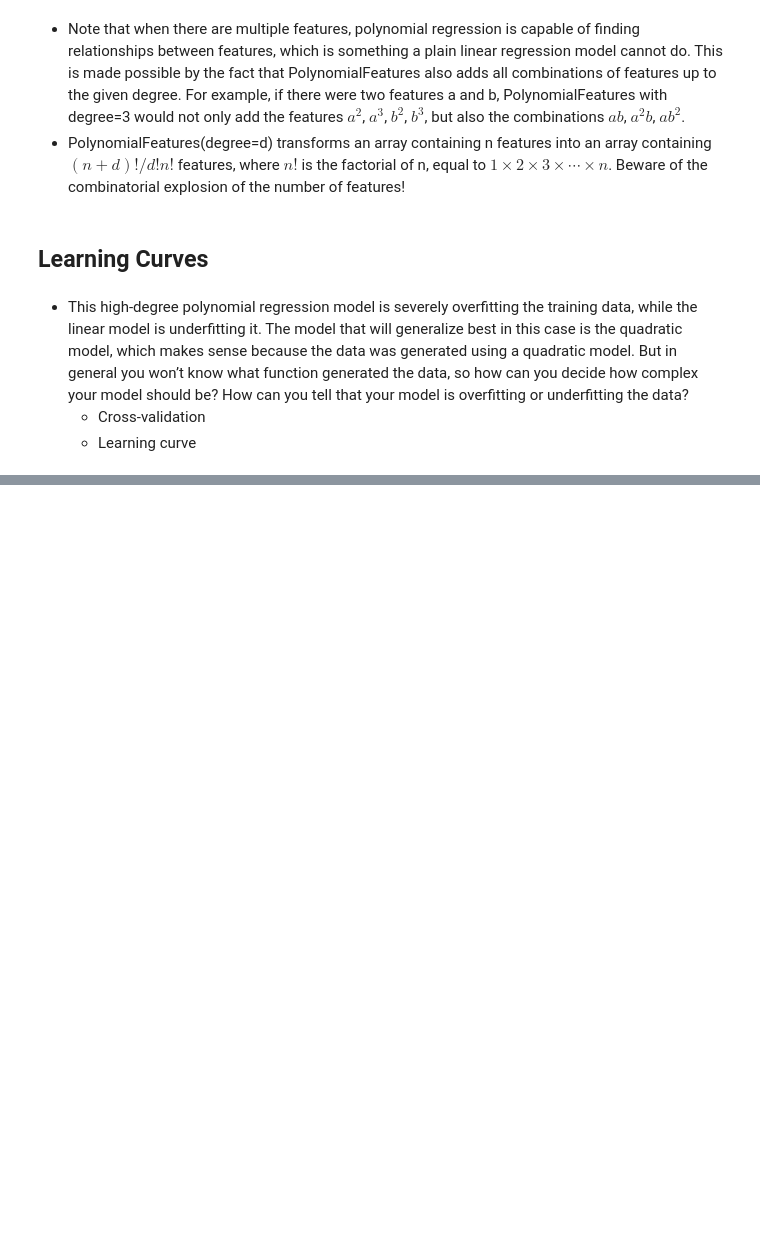
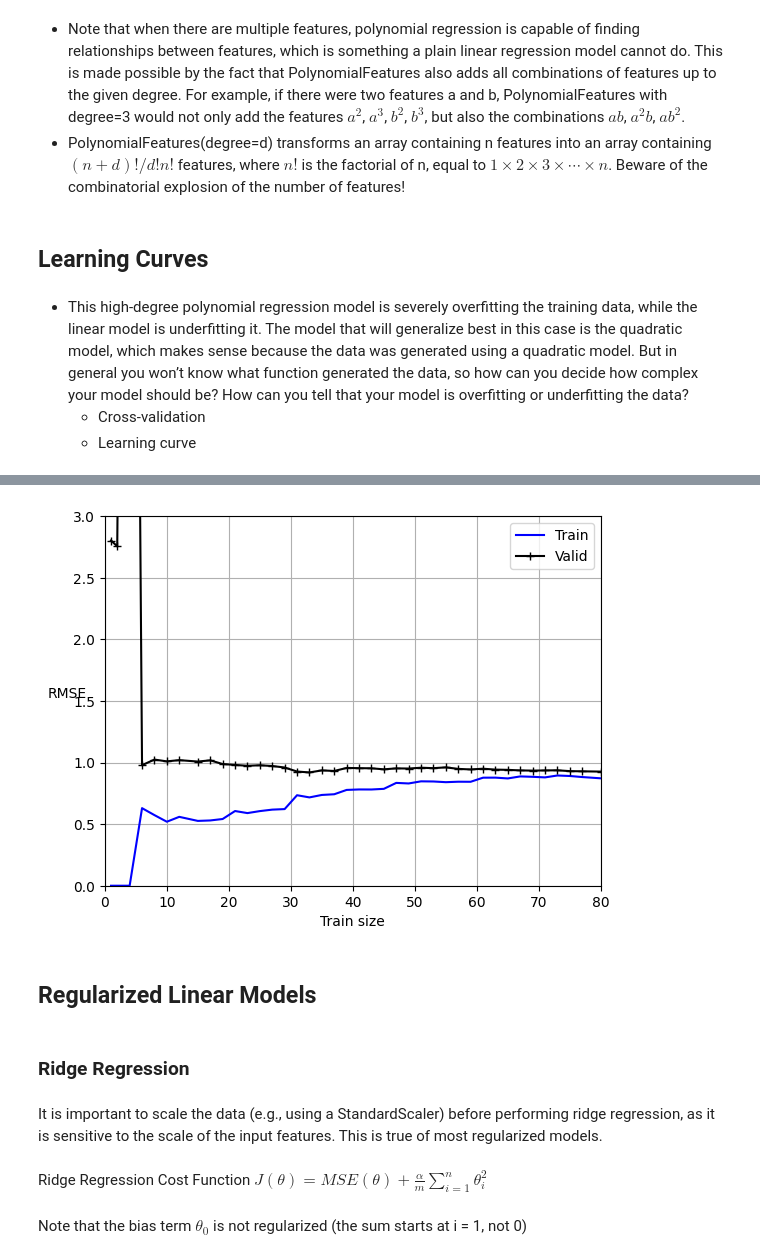
Before and after one commit to ye-wen-zi/py-machine-learning, a Jupyter notebook: training_model.ipynb, the cells around one changed output, grey strips where cells are left out. Cells and saved outputs as stored; diff of their text form; code cells hidden in the pictures; blank space fills up the shorter version.

```diff
--- a/training_model.ipynb
+++ b/training_model.ipynb
@@ -236,0 +292,39 @@ that your model is overfitting or underfitting the data?
+# %%
+from sklearn.pipeline import make_pipeline
+from sklearn.ensemble import RandomForestRegressor
+
+poly_reg = make_pipeline(
+    PolynomialFeatures(degree=3, include_bias=False),
+    LinearRegression()
+    # RandomForestRegressor(max_leaf_nodes = 350)
+)
+# %%
+train_sizes_poly, train_scores_poly, valid_scores_poly = learning_curve(poly_reg, X, y, cv=5, scoring='neg_root_mean_squared_error',
+                                                                        train_sizes=np.linspace(0.01, 1, 40))
+# %%
+train_errors_poly, valid_errors_poly = -train_scores_poly.mean(axis=1), -valid_scores_poly.mean(axis=1)
+# %%
+plt.plot(train_sizes_poly, train_errors_poly, 'b-', label='Train')
+plt.plot(train_sizes_poly, valid_errors_poly, 'k-+', label='Valid')
+plt.grid()
+plt.legend(loc='upper right')
+plt.xlabel('Train size')
+plt.ylabel('RMSE', rotation=0)
+plt.axis([0, 80, 0, 3])
+plt.show()
+# %% [output]
+[figure, added]
+# %% [markdown]
+## Regularized Linear Models
+# %% [markdown]
+### Ridge Regression
+# %% [markdown]
+It is important to scale the data (e.g., using a StandardScaler)
+before performing ridge regression, as it is sensitive to the scale of
+the input features. This is true of most regularized models.
+# %% [markdown]
+Ridge Regression Cost Function
+$J(\theta) = MSE(\theta) + \frac{\alpha}{m}\sum_{i=1}^{n}\theta_{i}^2 $
+# %% [markdown]
+Note that the bias term $\theta_{0}$
+ is not regularized (the sum starts at i = 1, not 0)
```
Also changed, not shown: parts of 72 cells of this notebook, 1 other file.
